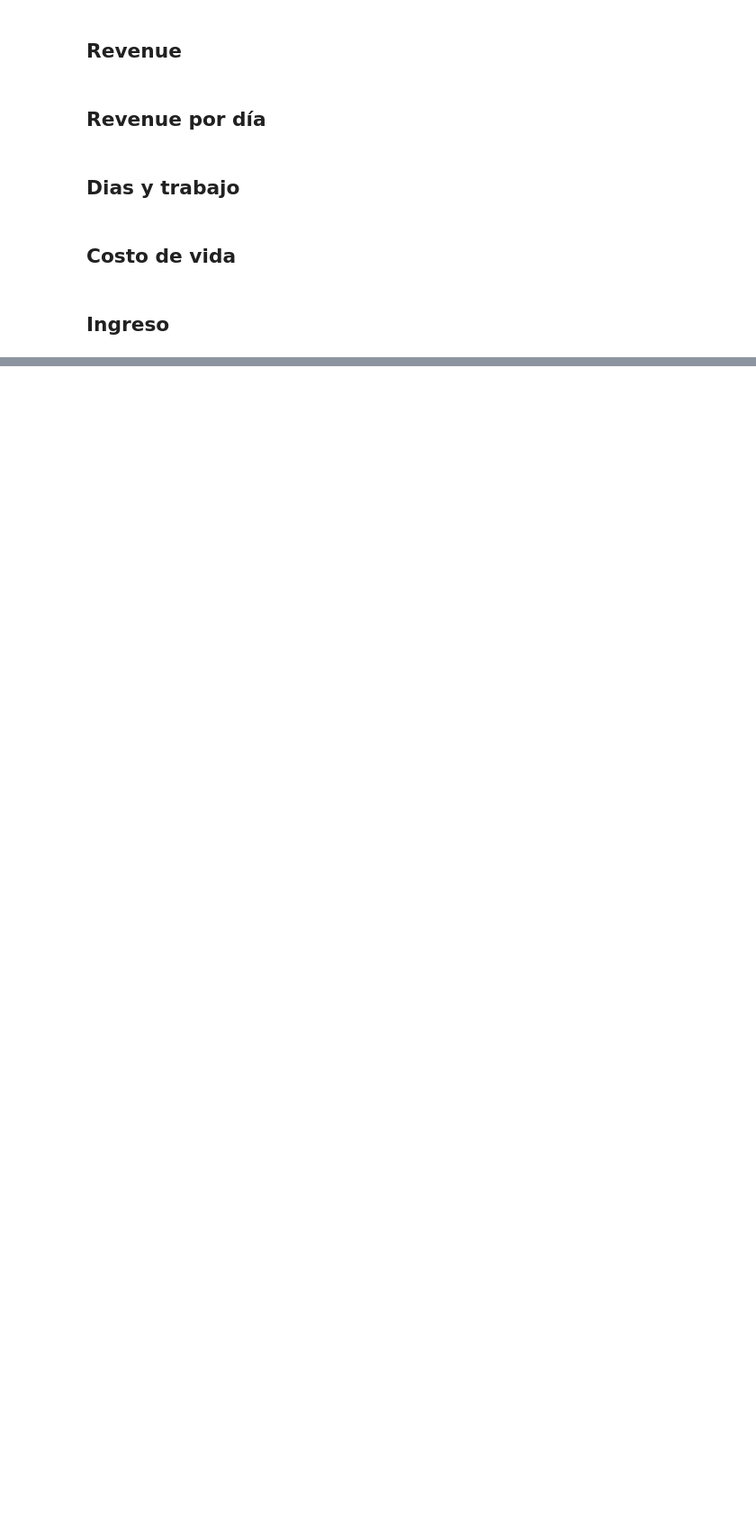
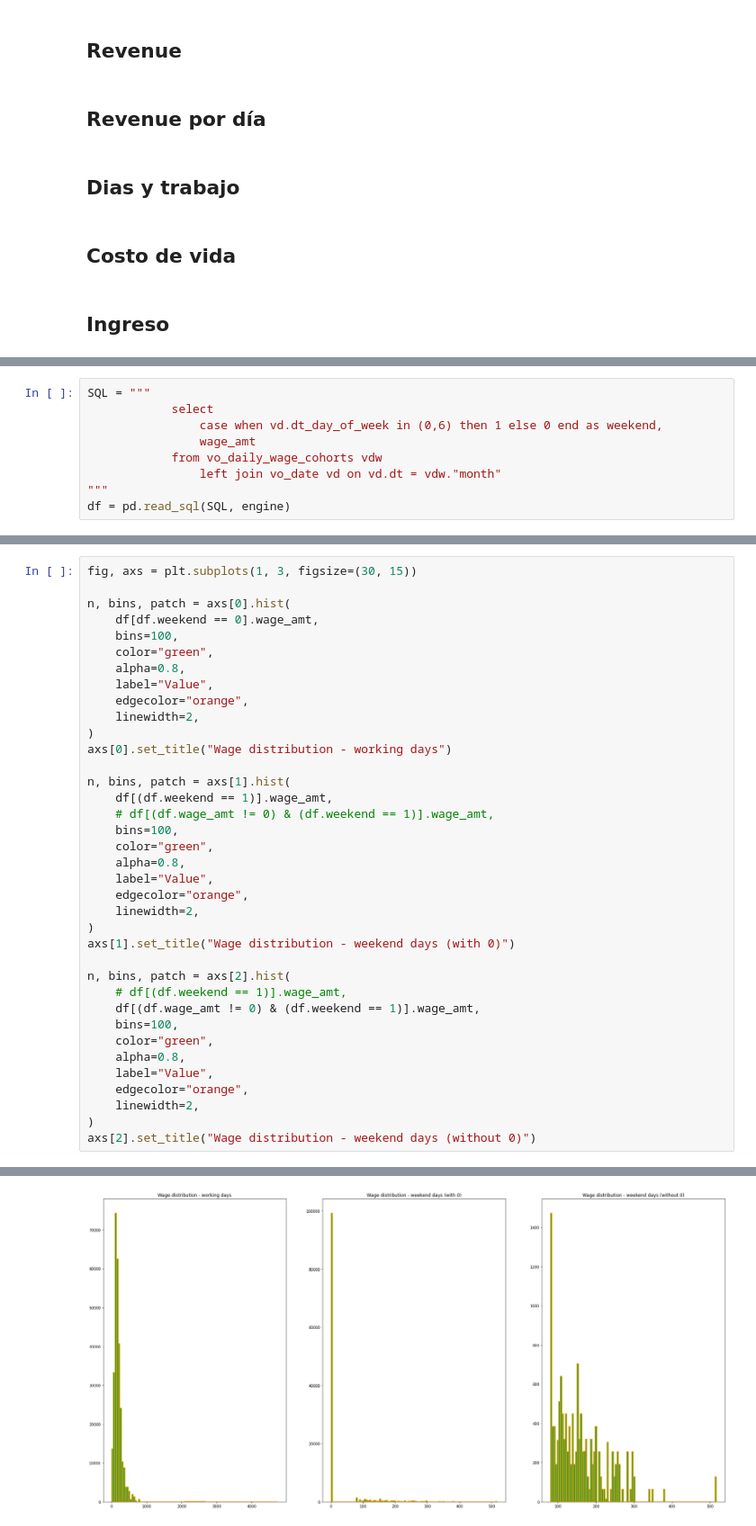
Before and after one commit to blukitas/Viz_2022_Grupo_4, a Jupyter notebook: docker/Notebooks/13.tp.ipynb, the cells around one changed output, grey strips where cells are left out. Shown at 90% size. Saved outputs shown, nothing was run; the diff lists cells and outputs as text; blank space fills up the shorter version.

Commit message:
Wage distribution

```diff
--- a/docker/Notebooks/13.tp.ipynb
+++ b/docker/Notebooks/13.tp.ipynb
@@ -264,0 +263,9 @@ plt.show()
+# %%
+SQL = """
+			select
+				case when vd.dt_day_of_week in (0,6) then 1 else 0 end as weekend,
+				wage_amt
+			from vo_daily_wage_cohorts vdw
+				left join vo_date vd on vd.dt = vdw."month"
+"""
+df = pd.read_sql(SQL, engine)
@@ -264,0 +274,38 @@ plt.show()
+# %%
+fig, axs = plt.subplots(1, 3, figsize=(30, 15))
+
+n, bins, patch = axs[0].hist(
+    df[df.weekend == 0].wage_amt,
+    bins=100,
+    color="green",
+    alpha=0.8,
+    label="Value",
+    edgecolor="orange",
+    linewidth=2,
+)
+axs[0].set_title("Wage distribution - working days")
+
+n, bins, patch = axs[1].hist(
+    df[(df.weekend == 1)].wage_amt,
+    # df[(df.wage_amt != 0) & (df.weekend == 1)].wage_amt,
+    bins=100,
+    color="green",
+    alpha=0.8,
+    label="Value",
+    edgecolor="orange",
+    linewidth=2,
+)
+axs[1].set_title("Wage distribution - weekend days (with 0)")
+
+n, bins, patch = axs[2].hist(
+    # df[(df.weekend == 1)].wage_amt,
+    df[(df.wage_amt != 0) & (df.weekend == 1)].wage_amt,
+    bins=100,
+    color="green",
+    alpha=0.8,
+    label="Value",
+    edgecolor="orange",
+    linewidth=2,
+)
+axs[2].set_title("Wage distribution - weekend days (without 0)")
+# %% [output]
@@ -264,0 +313 @@ plt.show()
+[figure, added]
```
Also changed, not shown: parts of 5 cells of this notebook, 1 other file.
